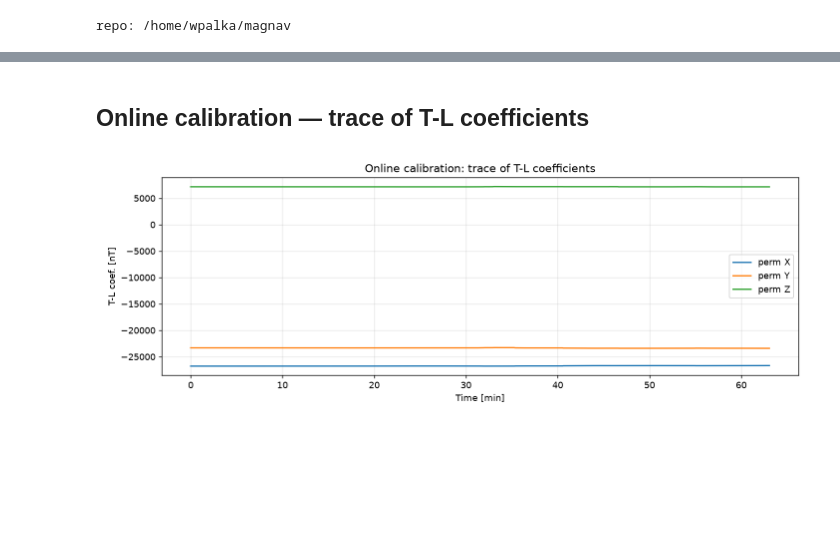
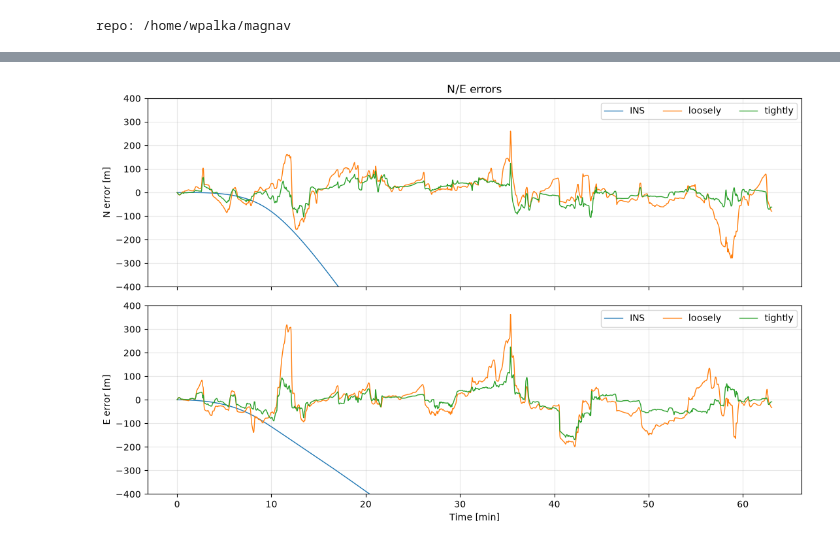
Before and after one commit to wojciechp6/magnavlab, a Jupyter notebook: notebooks/04_canciani_ekf38.ipynb, the cells around one changed output, grey strips where cells are left out. Drawn from its saved outputs; the diff is of its cells as text; code cells hidden in the pictures; blank space fills up the shorter version.

```diff
--- a/notebooks/04_canciani_ekf38.ipynb
+++ b/notebooks/04_canciani_ekf38.ipynb
@@ -28,0 +46,6 @@ improvement tightly vs loosely: 45%
+# %%
+rng = np.random.default_rng(7); sd = 0.6   # nT/sqrt(s)
+ex = np.cumsum(rng.normal(0, sd, n)) * np.sqrt(dt)
+ey = np.cumsum(rng.normal(0, sd, n)) * np.sqrt(dt)
+ez = np.cumsum(rng.normal(0, sd, n)) * np.sqrt(dt)
+z = z + ex * cX + ey * cY + ez * cZ
@@ -28,0 +54,6 @@ improvement tightly vs loosely: 45%
+# %%
+nominal, _ = simulate_ins_pinson(lat, lon, alt, kin, dt,
+                                 accel_bias=(3e-4,-2e-4,1e-4),
+                                 gyro_bias=(3e-7,-2e-7,1e-7), seed=0)
+e_ins = horizontal_error(nominal['lat'], nominal['lon'], lat, lon, lat)
+print(f'INS drift: end={e_ins[-1]:.0f} m, max={e_ins.max():.0f} m')
@@ -28,0 +65,5 @@ improvement tightly vs loosely: 45%
+# %%
+half = n // 2
+earth = mag_map.value(lat[:half], lon[:half]) + core[:half]
+tl = MapBasedModifiedTL().fit(nav.flux(sl[:half]), z[:half], dt, target=earth)
+print(f'batch T-L residual = {tl.resid_std:.1f} nT')
@@ -28,0 +74,13 @@ improvement tightly vs loosely: 45%
+# %%
+problem = NavProblem(dt=dt, map=mag_map, lat=nominal['lat'], lon=nominal['lon'],
+                     alt=nominal['alt'], vN=nominal['vN'], vE=nominal['vE'],
+                     vD=nominal['vD'], meas=z, core=core, flux=flux, cos_dot=cos_dot,
+                     fn=kin['fn'], fe=kin['fe'], fd=kin['fd'], Cnb=kin['Cnb'],
+                     tl0=tl.coef, P_tl0=tl.P_cov)
+loose = Canciani38EKF(mode='loosely').run(problem)
+tight = Canciani38EKF(mode='tightly').run(problem)
+ins_res = NavResult(lat=nominal['lat'], lon=nominal['lon'])
+for name, res in [('INS', ins_res), ('loosely', loose), ('tightly', tight)]:
+    print(f"{name:9s} DRMS={summary(res, lat, lon)['drms']:8.1f} m")
+ml = summary(loose, lat, lon)['drms']; mt = summary(tight, lat, lon)['drms']
+print(f'improvement tightly vs loosely: {100*(1-mt/ml):.0f}%')
@@ -35,6 +94,5 @@ Image('outputs/ekf38_NE_errors.png')
-# %% [markdown]
-## Online calibration — trace of T-L coefficients
-# %%
-Image('outputs/ekf38_TL_online.png')
-# %% [output]
-[figure, removed]
+# %%
+viz.plot_ne_errors(tt, lat, lon,
+    {'INS': (ins_res,'tab:blue'), 'loosely': (loose,'tab:orange'), 'tightly': (tight,'tab:green')});
+# %% [output]
+[figure, added]
```
Also changed, not shown: parts of 17 cells of this notebook, 14 other files.
